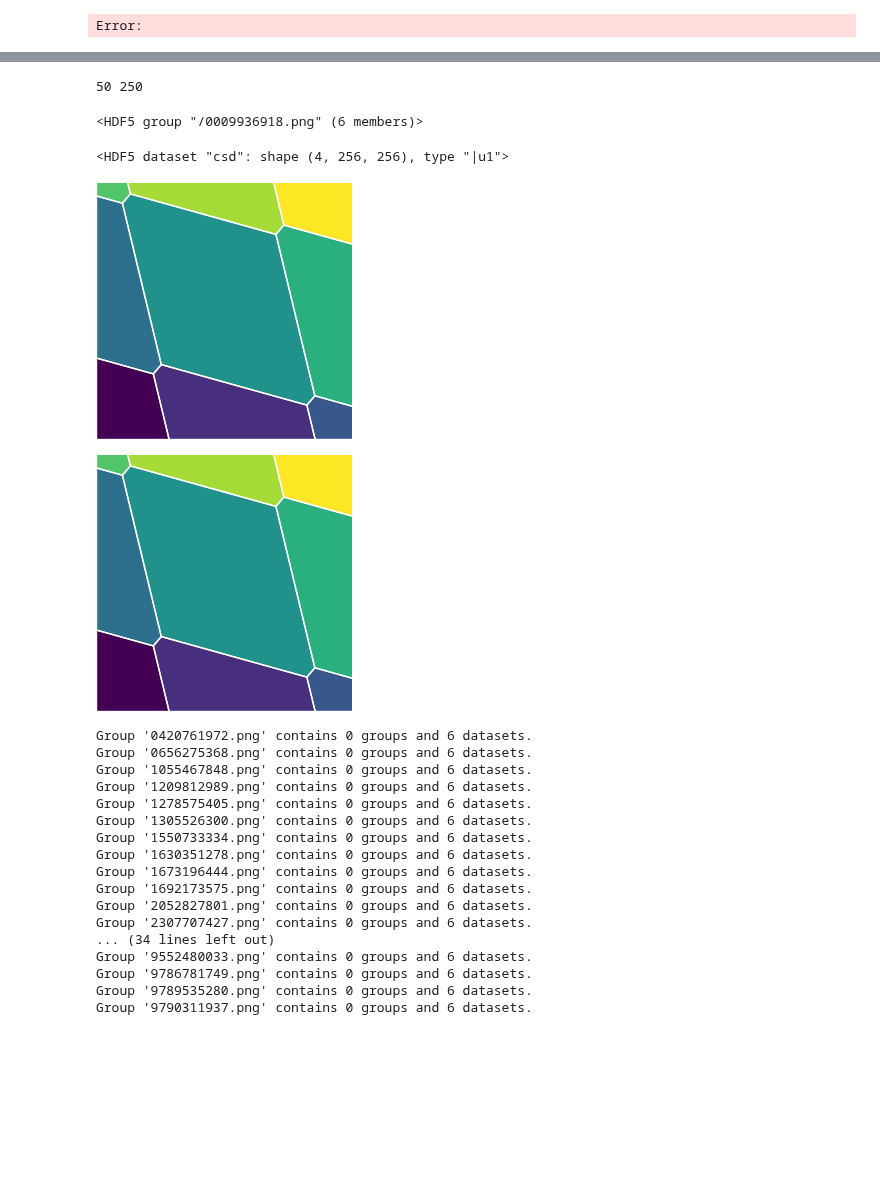
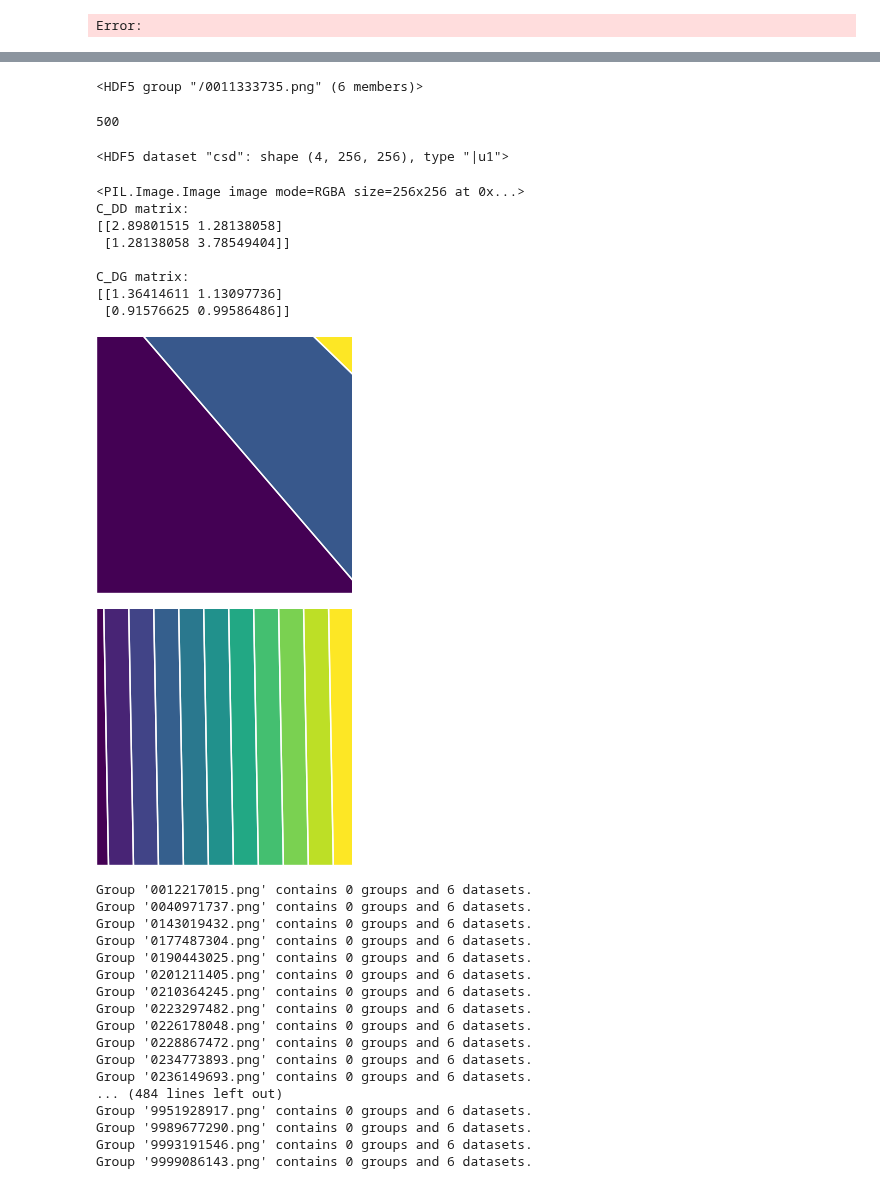
Before and after one commit to KREFT-QS-13/learning-QDs-parameters, a Jupyter notebook: testing_qdarts.ipynb, the cells around one changed output, grey strips where cells are left out. Drawn from its saved outputs; the diff is of its cells as text; code cells hidden in the pictures; blank space fills up the shorter version.

```diff
--- a/testing_qdarts.ipynb
+++ b/testing_qdarts.ipynb
@@ -155,9 +149,16 @@ hf_1 = h5py.File(u.get_path_hfd5(2,1), 'r')
+# %%
+import numpy as np
+import utilities as u
+import h5py
+# 19, 8596500959.png
+# 10, 2650776797.png
+# 19, 0455433572.png
+hf = h5py.File(u.get_path_hfd5(2,19), 'r')
+hf[list(hf.keys())[0]]
+# %% [output]
+<HDF5 group "/0011333735.png" (6 members)>
 # %%
-print(len(hf_25.keys()), len(hf_1.keys()))
+print(len(hf.keys()))
 # %% [output]
-50 250
+500
-# %%
-hf_1[list(hf_1.keys())[0]]
-# %% [output]
-<HDF5 group "/0009936918.png" (6 members)>
 # %%
@@ -165,13 +166,21 @@ hf_25[list(hf_25.keys())[0]]['csd'] #x_vol, y_vol, csd
 # %% [output]
 <HDF5 dataset "csd": shape (4, 256, 256), type "|u1">
 # %%
-u.reconstruct_img_with_matrices(2,25,'0420761972.png', False)[0]
+u.reconstruct_img_with_matrices(2,19,'8596500959.png', True)[0]
 # %% [output]
+<PIL.Image.Image image mode=RGBA size=256x256 at 0x...>
+C_DD matrix:
+[[2.89801515 1.28138058]
+ [1.28138058 3.78549404]]
+
+C_DG matrix:
+[[1.36414611 1.13097736]
+ [0.91576625 0.99586486]]
-[figure, old version]
+[figure, new version]
 # %%
-u.load_csd_img(2,25,'0420761972.png')
+u.load_csd_img(2,10,'2650776797.png')
 # %% [output]
-[figure, old version]
+[figure, new version]
 # %%
 def count_groups_per_dataset(group):
     group_count = 0
@@ -186,7 +195,7 @@ def count_groups_per_dataset(group):
             dataset_count += 1
     return group_count, dataset_count
 
-with h5py.File(u.get_path_hfd5(2,25), 'r') as f:
+with h5py.File(u.get_path_hfd5(2,20), 'r') as f:
     group_counts = {}
     for name, item in f.items():
         if isinstance(item, h5py.Group):  # If it's a group, process it
@@ -200,20 +209,20 @@ with h5py.File(u.get_path_hfd5(2,25), 'r') as f:
     for group_name, counts in group_counts.items():
         print(f"Group '{group_name}' contains {counts['groups']} groups and {counts['datasets']} datasets.")
 # %% [output]
-Group '0420761972.png' contains 0 groups and 6 datasets.
-Group '0656275368.png' contains 0 groups and 6 datasets.
-Group '1055467848.png' contains 0 groups and 6 datasets.
-Group '1209812989.png' contains 0 groups and 6 datasets.
-Group '1278575405.png' contains 0 groups and 6 datasets.
-Group '1305526300.png' contains 0 groups and 6 datasets.
-Group '1550733334.png' contains 0 groups and 6 datasets.
-Group '1630351278.png' contains 0 groups and 6 datasets.
-Group '1673196444.png' contains 0 groups and 6 datasets.
-Group '1692173575.png' contains 0 groups and 6 datasets.
-Group '2052827801.png' contains 0 groups and 6 datasets.
-Group '2307707427.png' contains 0 groups and 6 datasets.
-... (34 lines left out)
-Group '9552480033.png' contains 0 groups and 6 datasets.
-Group '9786781749.png' contains 0 groups and 6 datasets.
-Group '9789535280.png' contains 0 groups and 6 datasets.
-Group '9790311937.png' contains 0 groups and 6 datasets.
+Group '0012217015.png' contains 0 groups and 6 datasets.
+Group '0040971737.png' contains 0 groups and 6 datasets.
+Group '0143019432.png' contains 0 groups and 6 datasets.
+Group '0177487304.png' contains 0 groups and 6 datasets.
+Group '0190443025.png' contains 0 groups and 6 datasets.
+Group '0201211405.png' contains 0 groups and 6 datasets.
+Group '0210364245.png' contains 0 groups and 6 datasets.
+Group '0223297482.png' contains 0 groups and 6 datasets.
+Group '0226178048.png' contains 0 groups and 6 datasets.
+Group '0228867472.png' contains 0 groups and 6 datasets.
+Group '0234773893.png' contains 0 groups and 6 datasets.
+Group '0236149693.png' contains 0 groups and 6 datasets.
+... (484 lines left out)
+Group '9951928917.png' contains 0 groups and 6 datasets.
+Group '9989677290.png' contains 0 groups and 6 datasets.
+Group '9993191546.png' contains 0 groups and 6 datasets.
+Group '9999086143.png' contains 0 groups and 6 datasets.
```
Also changed, not shown: parts of 6 cells of this notebook, 4 other files.
